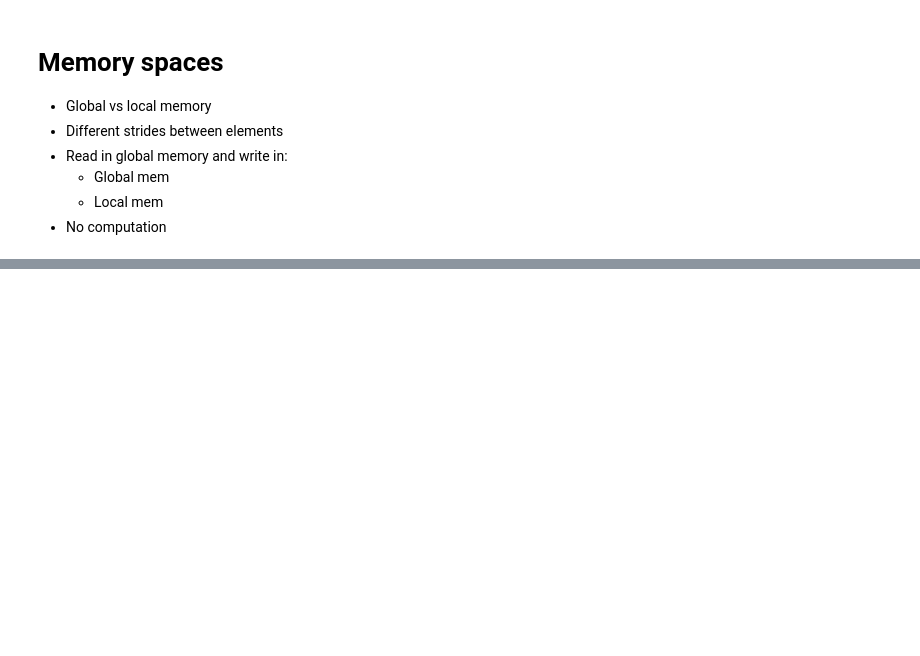
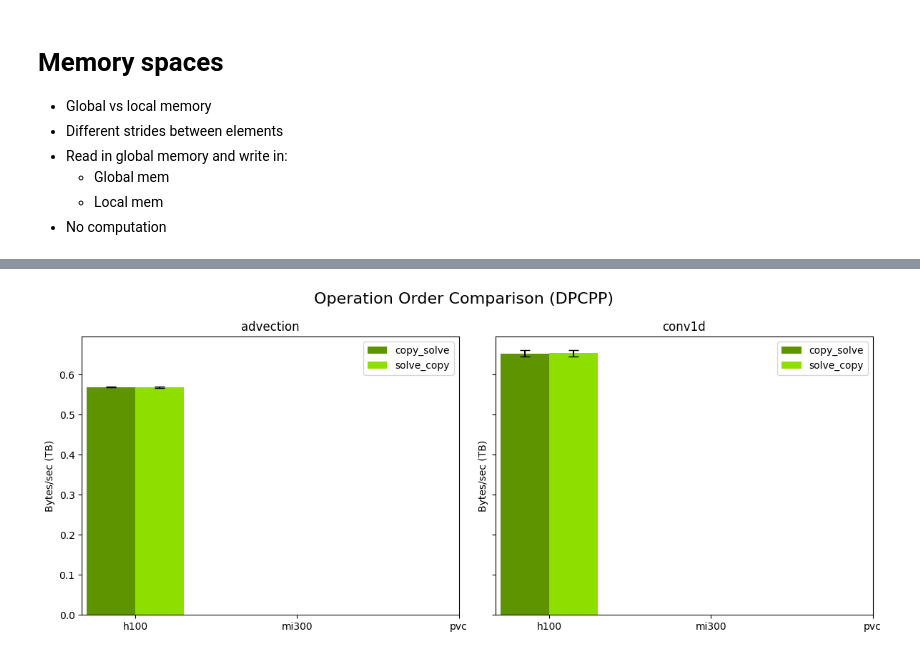
Before and after one commit to Aympab/phd-experiments, a Jupyter notebook: out/diag.ipynb, the cells around one changed output, grey strips where cells are left out. Drawn from its saved outputs; the diff is of its cells as text; code cells hidden in the pictures; blank space fills up the shorter version.

Commit message:
add operations order exp

```diff
--- a/out/diag.ipynb
+++ b/out/diag.ipynb
@@ -134,0 +143,88 @@ plt.show()
+# %%
+import matplotlib.colors as mcolors
+
+def adjust_color_brightness(hex_color, factor=1.0):
+    rgb = mcolors.to_rgb(hex_color)
+    adjusted = [min(1, max(0, c * factor)) for c in rgb]
+    return mcolors.to_hex(adjusted)
+order_factors = {
+    "copy_solve": 0.8,
+    "solve_copy": 1.2
+}
+
+
+# Constants
+base_dir = "/home/ac.amillan/source/parallel-advection/jlse/out/operation_order"
+orders = ["copy_solve", "solve_copy"]
+hardware_list = ['h100', 'mi300', 'pvc']
+hardware_colors = {
+    'h100': '#76B900',
+    'mi300': '#FF6A13',
+    'pvc': '#0071C5'
+}
+
+# Gather data
+records = []
+for order in orders:
+    order_path = Path(base_dir) / order
+    for file in order_path.glob("*_dpcpp.json"):
+        parts = file.stem.split("_")
+        print("DEBUG:", file.name, "->", parts)
+        app = parts[0]
+        hw = parts[1]
+        sycl = parts[2]
+        with open(file) as f:
+            data = json.load(f)
+            mean_val = None
+            std_val = None
+            for b in data["benchmarks"]:
+                if b["aggregate_name"] == "mean":
+                    mean_val = b["bytes_per_second"]
+                elif b["aggregate_name"] == "stddev":
+                    std_val = b["bytes_per_second"]
+            if mean_val is not None and std_val is not None:
+                records.append({
+                    "app": app,
+                    "hardware": hw,
+                    "order": order,
+                    "mean_bps": mean_val,
+                    "std_bps": std_val
+                })
+
+df = pd.DataFrame(records)
+
+print(df)
+
+# Plot setup
+apps = sorted(df['app'].unique())
+fig, axes = plt.subplots(1, len(apps), figsize=(6 * len(apps), 5), sharey=True)
+
+if len(apps) == 1:
+    axes = [axes]
+
+handles = {}
+for ax, app in zip(axes, apps):
+    app_df = df[df['app'] == app]
+    for i, hw in enumerate(hardware_list):
+        for j, order in enumerate(orders):
+            row = app_df.query(f"hardware == '{hw}' and order == '{order}'")
+            if not row.empty:
+                mean_val = row['mean_bps'].values[0] / 1e12
+                std_val = row['std_bps'].values[0] / 1e12
+                color = adjust_color_brightness(hardware_colors[hw], order_factors[order])
+                bar = ax.bar(i + j * 0.3 - 0.15, mean_val, yerr=std_val, width=0.3,
+                             color=color, capsize=5)
+                if order not in handles:
+                    handles[order] = bar
+
+    ax.set_xticks(range(len(hardware_list)))
+    ax.set_xticklabels(hardware_list)
+    ax.set_title(app)
+    ax.set_ylabel("Bytes/sec (TB)")
+    if handles:
+        ax.legend(handles=[handles[o] for o in orders], labels=orders)
+
+fig.suptitle("Operation Order Comparison (DPCPP)", fontsize=16)
+plt.tight_layout()
+plt.show()
+# %% [output]
@@ -134,0 +240 @@ plt.show()
+[figure, added]
```
Also changed, not shown: parts of 4 cells of this notebook, 7 other files.
